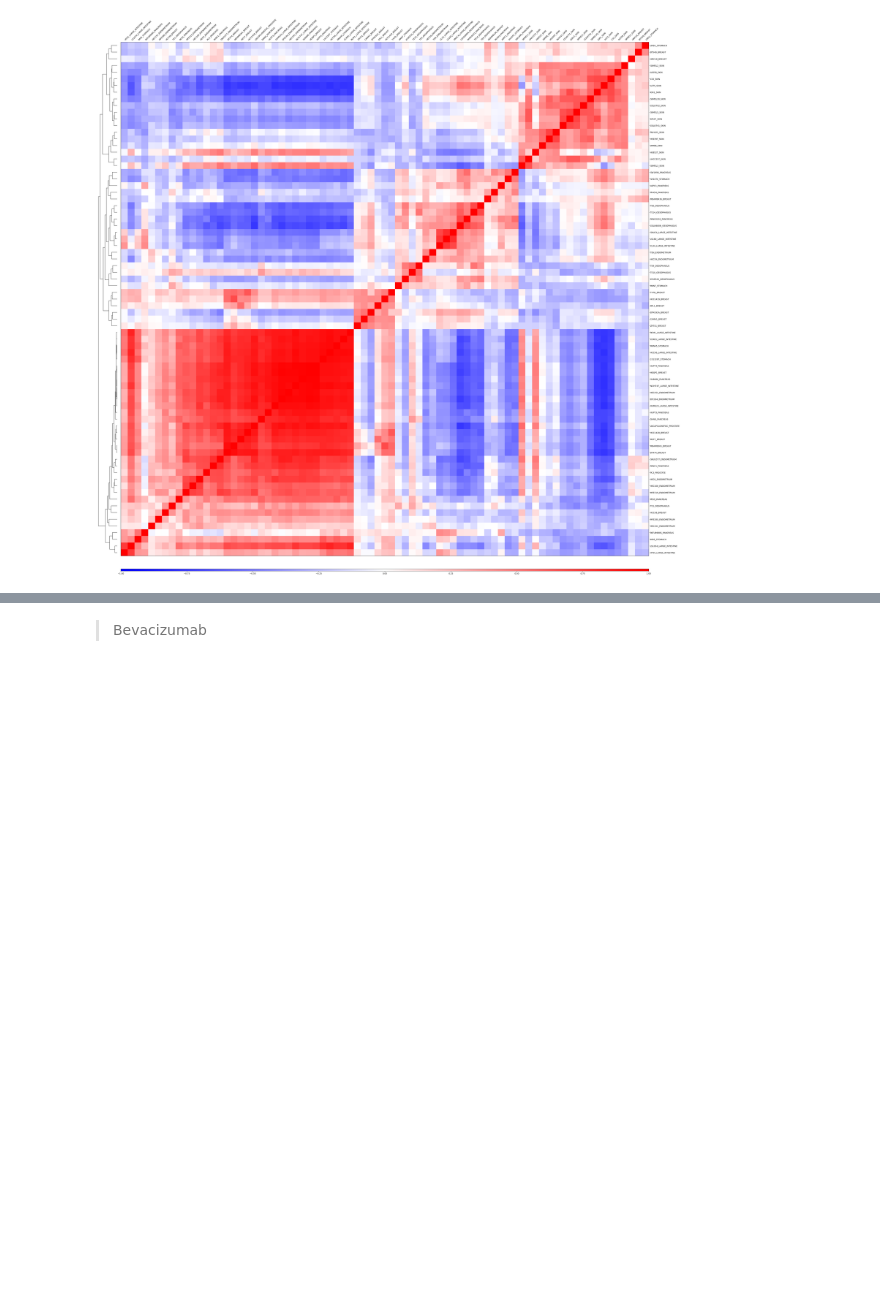
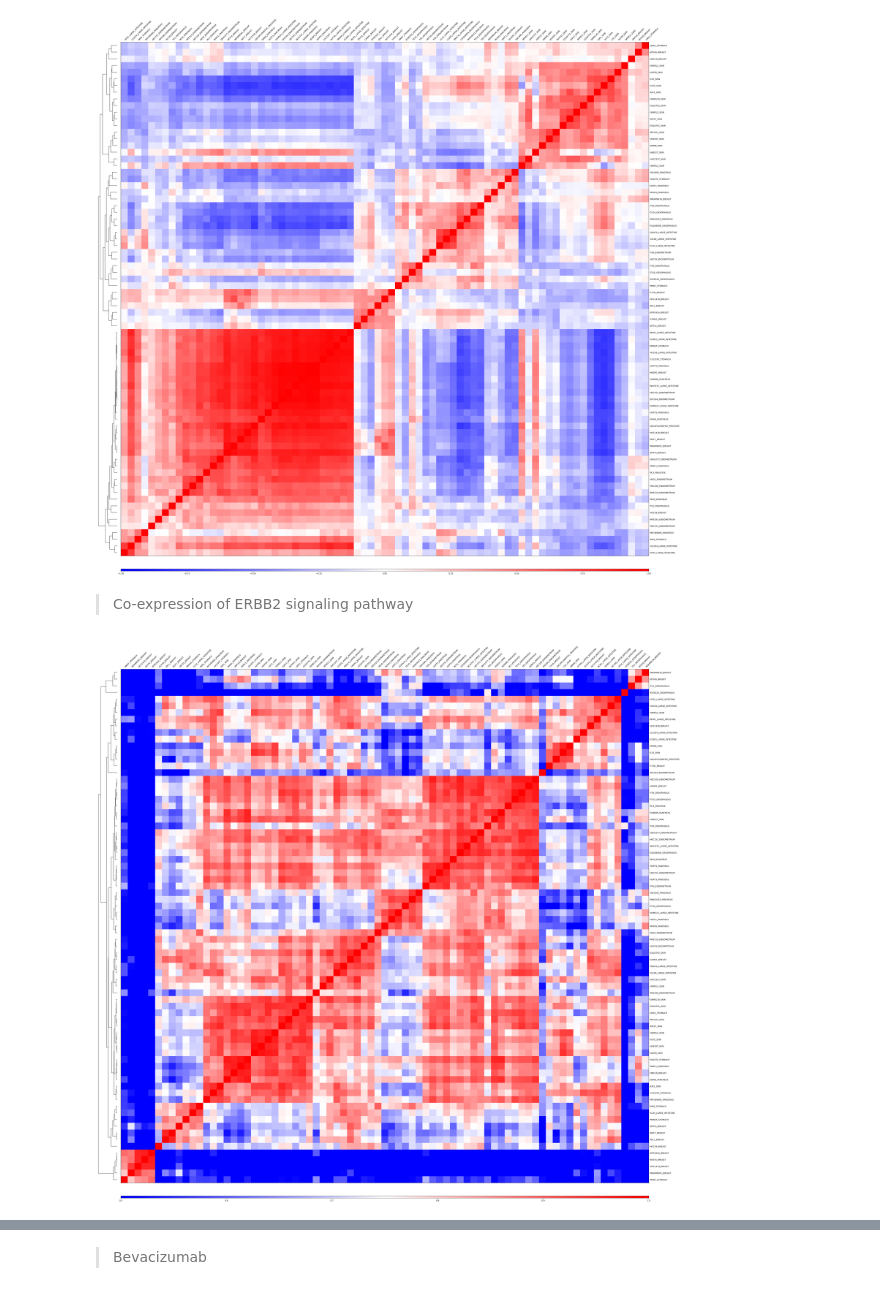
Before and after one commit to vasdumrong765/F1L_emulator_2024, a Jupyter notebook: src/240703-02_kinker_explore.ipynb, the cells around one changed output, grey strips where cells are left out. Drawn from its saved outputs; the diff is of its cells as text; code cells hidden in the pictures; blank space fills up the shorter version.

```diff
--- a/src/240703-02_kinker_explore.ipynb
+++ b/src/240703-02_kinker_explore.ipynb
@@ -200,3 +198,20 @@ sc.tl.dendrogram(adata=pdata_Trastuzumab, groupby='CellLine')
 sc.pl.correlation_matrix(adata=pdata_Trastuzumab, groupby='CellLine')
 # %% [output]
 [figure]
+# %% [markdown]
+> Co-expression of ERBB2 signaling pathway
+# %%
+Gene_set_HER2 = ['CARM1','EGFR','EP300','ERBB2','ERBB3','ERBB4','ESR1','GRB2','GRIP1','HRAS','IL6','IL6R','IL6ST','MAP2K1','MAPK1','MAPK3','PIK3CA','PIK3CG','PIK3R1','RAF1','SHC1','SOS1','STAT3']
+
+cancer_list_Trastuzumab = ['Breast Cancer', 'Gastric Cancer', 'Colon/Colorectal Cancer',
+                           'Endometrial/Uterine Cancer', 'Esophageal Cancer',
+                           'Skin Cancer', 'Prostate Cancer','Pancreatic Cancer']
+
+pdata_Trastuzumab_2 = pdata[pdata.obs['Indication'].isin(cancer_list_Trastuzumab),
+                            pdata.var.index.isin(Gene_set_HER2)]
+
+sc.tl.dendrogram(adata=pdata_Trastuzumab_2, groupby='CellLine', inplace=True)
+sc.pl.correlation_matrix(adata=pdata_Trastuzumab_2, groupby='CellLine',
+                         vmin=0.5, vmax=1)
+# %% [output]
+[figure, added]
```
Also changed, not shown: parts of 18 cells of this notebook, 2 other files.
